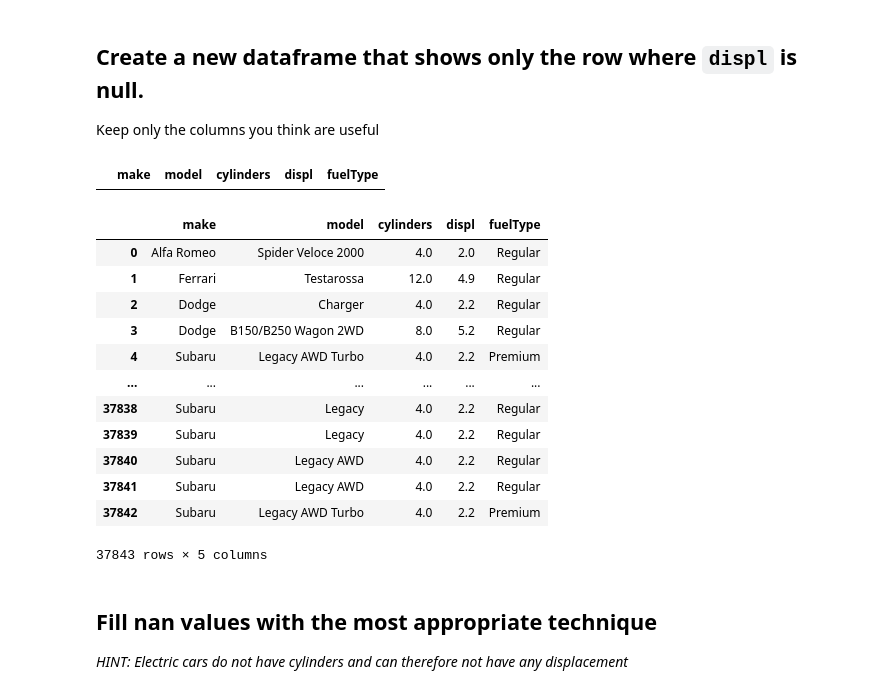
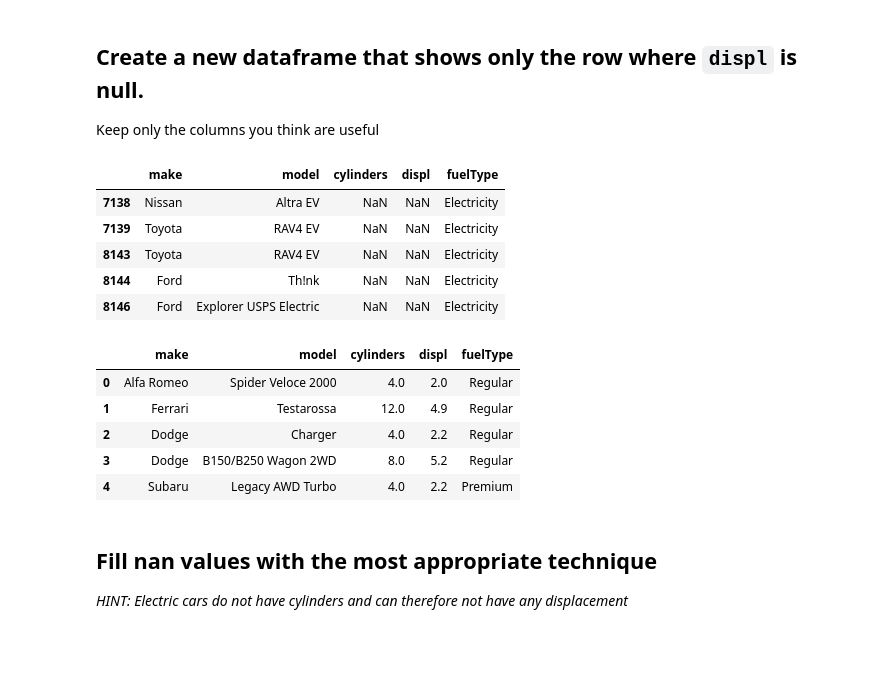
Before and after one commit to Davidteje/2.4-lab-data-cleaning, a Jupyter notebook: your-code/main.ipynb, the cells around one changed output. Cells and saved outputs as stored; diff of their text form; code cells hidden in the pictures; blank space fills up the shorter version.

```diff
--- a/your-code/main.ipynb
+++ b/your-code/main.ipynb
@@ -123,7 +121,7 @@ We can see that some columns have relatively few null values while others have t
 # %% [markdown]
 In Pandas, we can do that using the drop method. For our purposes, let's remove the columns that have more than 10,000 null values in them. We will add these column names to a list, and then we will pass those columns to the drop method and indicate that we want columns (not rows) dropped by setting the axis parameter to 1.
 # %%
-data.drop(columns=nan_cols[nan_cols>10000].index, inplace=True)
+data.drop(columns=nan_cols[nan_cols>1e4].index, inplace=True)
 # %%
 nan_cols=data.isna().sum()
 
@@ -140,25 +138,23 @@ This leaves us with just a handful of remaining columns that have null values. O
 ## Create a new dataframe that shows only the row where `displ` is null.
 Keep only the columns you think are useful
 # %%
-data[['make', 'model','cylinders', 'displ', 'fuelType']][data.displ.isna()]
+data[['make', 'model','cylinders', 'displ', 'fuelType']][data.displ.isna()].head()
 # %% [output]
 |  | make | model | cylinders | displ | fuelType |
+| 7138 | Nissan | Altra EV | NaN | NaN | Electricity |
+| 7139 | Toyota | RAV4 EV | NaN | NaN | Electricity |
+| 8143 | Toyota | RAV4 EV | NaN | NaN | Electricity |
+| 8144 | Ford | Th!nk | NaN | NaN | Electricity |
+| 8146 | Ford | Explorer USPS Electric | NaN | NaN | Electricity |
 # %%
-data[['make', 'model','cylinders', 'displ', 'fuelType']]
+data[['make', 'model','cylinders', 'displ', 'fuelType']].head()
 # %% [output]
 |  | make | model | cylinders | displ | fuelType |
 | 0 | Alfa Romeo | Spider Veloce 2000 | 4.0 | 2.0 | Regular |
 | 1 | Ferrari | Testarossa | 12.0 | 4.9 | Regular |
 | 2 | Dodge | Charger | 4.0 | 2.2 | Regular |
 | 3 | Dodge | B150/B250 Wagon 2WD | 8.0 | 5.2 | Regular |
 | 4 | Subaru | Legacy AWD Turbo | 4.0 | 2.2 | Premium |
-| ... | ... | ... | ... | ... | ... |
-| 37838 | Subaru | Legacy | 4.0 | 2.2 | Regular |
-| 37839 | Subaru | Legacy | 4.0 | 2.2 | Regular |
-| 37840 | Subaru | Legacy AWD | 4.0 | 2.2 | Regular |
-| 37841 | Subaru | Legacy AWD | 4.0 | 2.2 | Regular |
-| 37842 | Subaru | Legacy AWD Turbo | 4.0 | 2.2 | Premium |
-37843 rows × 5 columns
 # %% [markdown]
 ## Fill nan values with the most appropriate technique
 *HINT: Electric cars do not have cylinders and can therefore not have any displacement*
```
Also changed, not shown: parts of 54 cells of this notebook, 1 other file.
